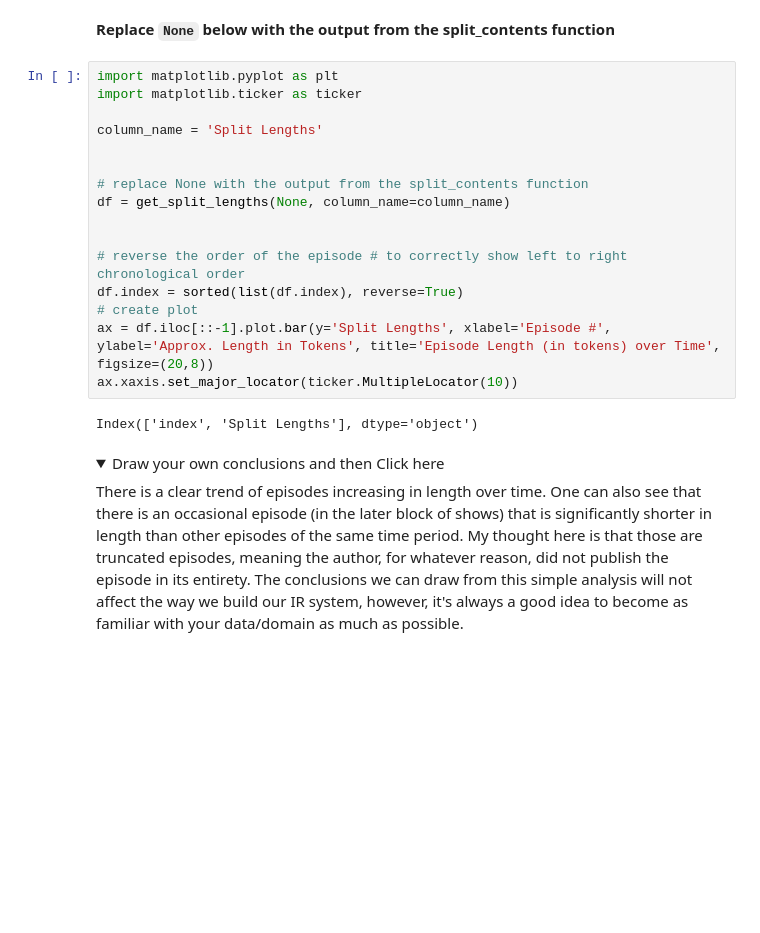
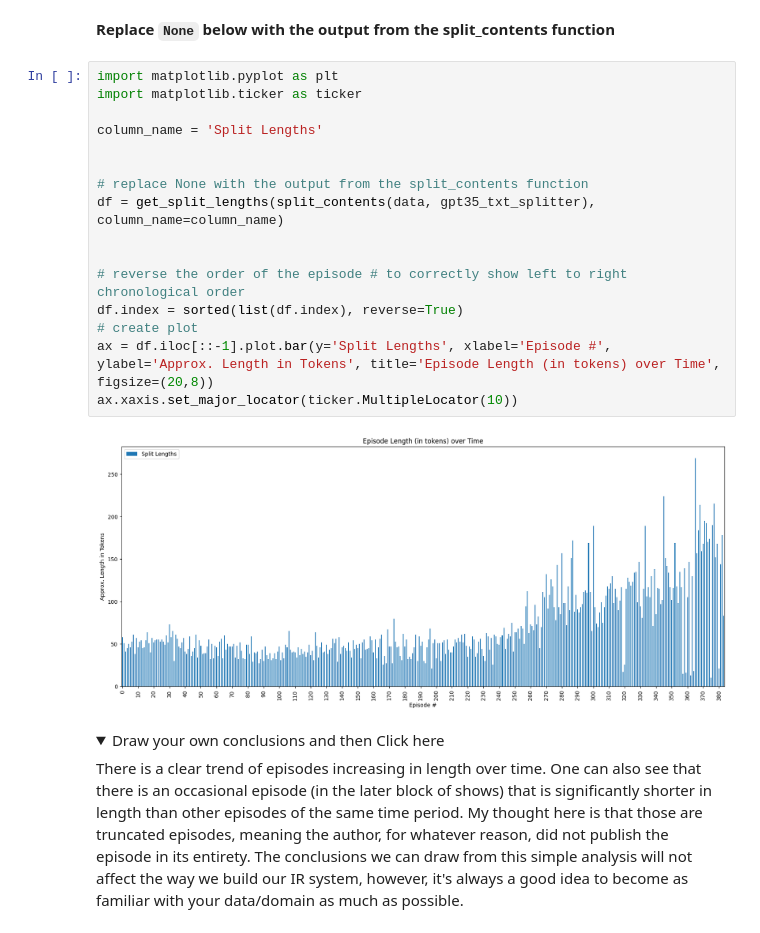
Before and after one commit to ejunker/vectorsearch-applications, a Jupyter notebook: 1-Data_Preprocessing_Week1_COLAB.ipynb, the cells around one changed output. Saved outputs shown, nothing was run; the diff lists cells and outputs as text; folded sections open; blank space fills up the shorter version.

```diff
--- a/1-Data_Preprocessing_Week1_COLAB.ipynb
+++ b/1-Data_Preprocessing_Week1_COLAB.ipynb
@@ -386,21 +384,21 @@ def get_split_lengths(splits: List[List[str]], column_name: str='Split Lengths')
 # %%
 import matplotlib.pyplot as plt
 import matplotlib.ticker as ticker
 
 column_name = 'Split Lengths'
 
 
 # replace None with the output from the split_contents function
-df = get_split_lengths(None, column_name=column_name)
+df = get_split_lengths(split_contents(data, gpt35_txt_splitter), column_name=column_name)
 
 
 # reverse the order of the episode # to correctly show left to right chronological order
 df.index = sorted(list(df.index), reverse=True)
 # create plot
 ax = df.iloc[::-1].plot.bar(y='Split Lengths', xlabel='Episode #', ylabel='Approx. Length in Tokens', title='Episode Length (in tokens) over Time', figsize=(20,8))
 ax.xaxis.set_major_locator(ticker.MultipleLocator(10))
 # %% [output]
-Index(['index', 'Split Lengths'], dtype='object')
+[figure, added]
 # %% [markdown]
 <details>
   <summary>Draw your own conclusions and then Click here</summary>
```
Also changed, not shown: parts of 13 cells of this notebook.
